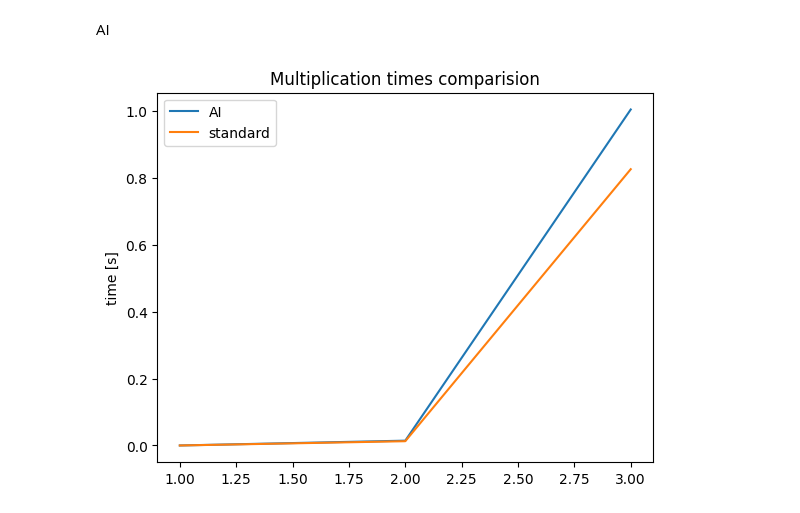
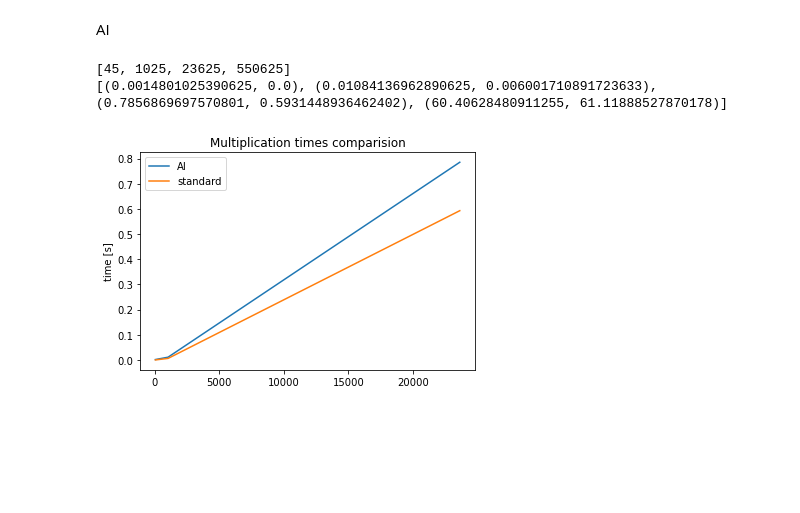
Before and after one commit to MicelloK/matrix-aglorithms, a Jupyter notebook: lab1/lab1.ipynb, the cells around one changed output. Saved outputs shown, nothing was run; the diff lists cells and outputs as text; code cells hidden in the pictures; blank space fills up the shorter version.

```diff
--- a/lab1/lab1.ipynb
+++ b/lab1/lab1.ipynb
@@ -371,7 +340,7 @@ True
 # %% [markdown]
 ### Testy
 # %%
-exponents = [2**i for i in range(1,9)]
+exponents = [2**i for i in range(1,11)]
 # %%
 res_times = []
 res_operations = []
@@ -399,7 +368,7 @@ for exp in exponents:
     res_times.append((std_time, bin_time, str_time))
     res_operations.append((std_op, bin_op, str_op))
 # %%
-e = 4
+e = 5
 ai_sizes_a = [(4**n, 5**n) for n in range(1,e)]
 ai_sizes_b = [(5**n, 5**n) for n in range(1,e)]
 sizes = list(zip(ai_sizes_a, ai_sizes_b))
@@ -497,13 +466,18 @@ plt.show()
 AI
 # %%
 nnn = 3
-plt.plot(range(1,e)[:nnn], ai_times[:nnn])
+total_elements = [(4**n)*(5**n) + (5**n)*(5**n) for n in range(1,e)]
+print(total_elements)
+print(ai_times)
+plt.plot(total_elements[:nnn], ai_times[:nnn])
 plt.title("Multiplication times comparision")
 plt.ylabel("time [s]")
 plt.legend(("AI", "standard"))
 plt.savefig("./img/aitimes.png")
 plt.show()
 # %% [output]
+[45, 1025, 23625, 550625]
+[(0.0014801025390625, 0.0), (0.01084136962890625, 0.006001710891723633), (0.7856869697570801, 0.5931448936462402), (60.40628480911255, 61.11888527870178)]
-[figure, old version]
+[figure, new version]
 # %%
 nnn = 3
```
Also changed, not shown: parts of 23 cells of this notebook, 6 other files.
